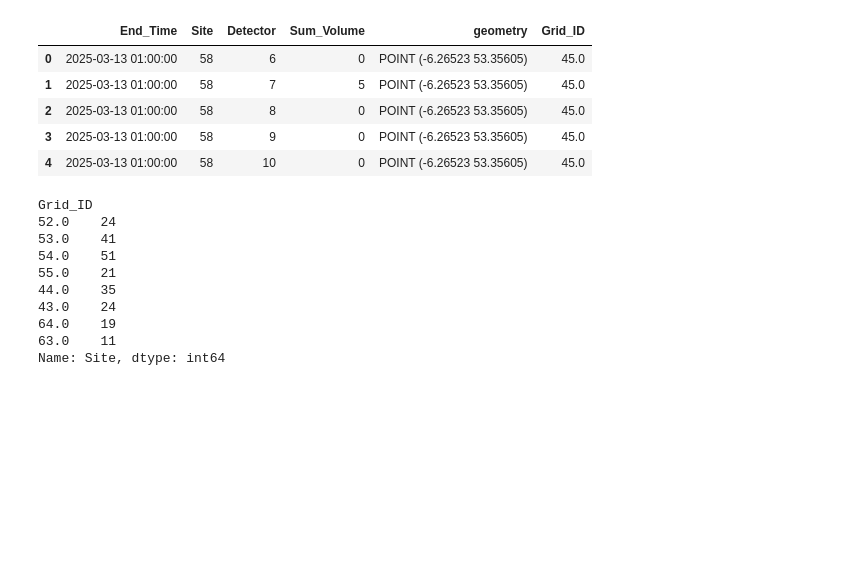
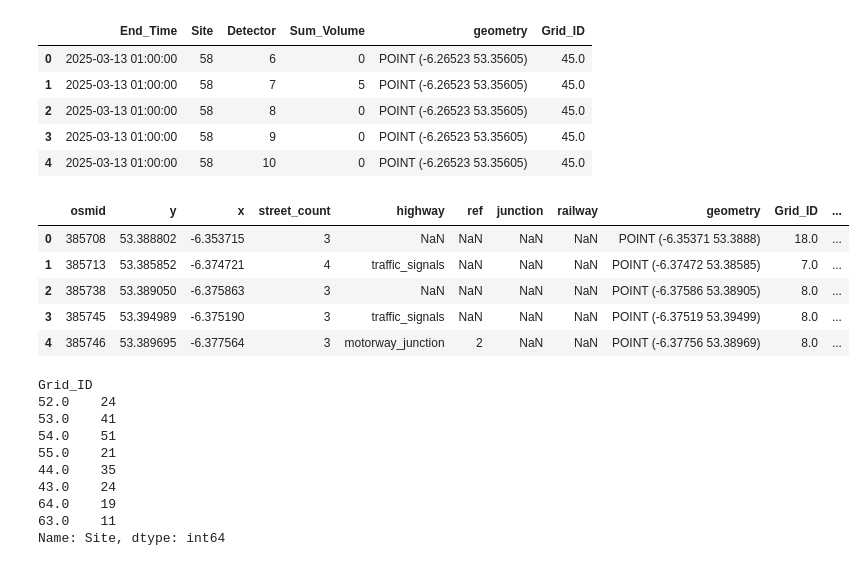
Before and after one commit to kirva123/Hackathon2025, a Jupyter notebook: Regional copy.ipynb, the cells around one changed output. Drawn from its saved outputs; the diff is of its cells as text; code cells hidden in the pictures; blank space fills up the shorter version.

```diff
--- a/Regional copy.ipynb
+++ b/Regional copy.ipynb
@@ -369,6 +369,18 @@ joined.head()
 | 2 | 2025-03-13 01:00:00 | 58 | 8 | 0 | POINT (-6.26523 53.35605) | 45.0 |
 | 3 | 2025-03-13 01:00:00 | 58 | 9 | 0 | POINT (-6.26523 53.35605) | 45.0 |
 | 4 | 2025-03-13 01:00:00 | 58 | 10 | 0 | POINT (-6.26523 53.35605) | 45.0 |
+# %%
+geo_nodes = gpd.sjoin(
+    geo_nodes, grid, how="left", predicate="within"
+)
+geo_nodes.head()
+# %% [output]
+|  | osmid | y | x | street_count | highway | ref | junction | railway | geometry | Grid_ID | ... |
+| 0 | 385708 | 53.388802 | -6.353715 | 3 | NaN | NaN | NaN | NaN | POINT (-6.35371 53.3888) | 18.0 | ... |
+| 1 | 385713 | 53.385852 | -6.374721 | 4 | traffic_signals | NaN | NaN | NaN | POINT (-6.37472 53.38585) | 7.0 | ... |
+| 2 | 385738 | 53.389050 | -6.375863 | 3 | NaN | NaN | NaN | NaN | POINT (-6.37586 53.38905) | 8.0 | ... |
+| 3 | 385745 | 53.394989 | -6.375190 | 3 | traffic_signals | NaN | NaN | NaN | POINT (-6.37519 53.39499) | 8.0 | ... |
+| 4 | 385746 | 53.389695 | -6.377564 | 3 | motorway_junction | 2 | NaN | NaN | POINT (-6.37756 53.38969) | 8.0 | ... |
 # %%
 joined_count = joined.groupby("Grid_ID")["Site"].nunique()
 joined_count.loc[[52,53,54,55,44,43,64,63]]
```
Also changed, not shown: parts of 7 cells of this notebook, 1 other file.
